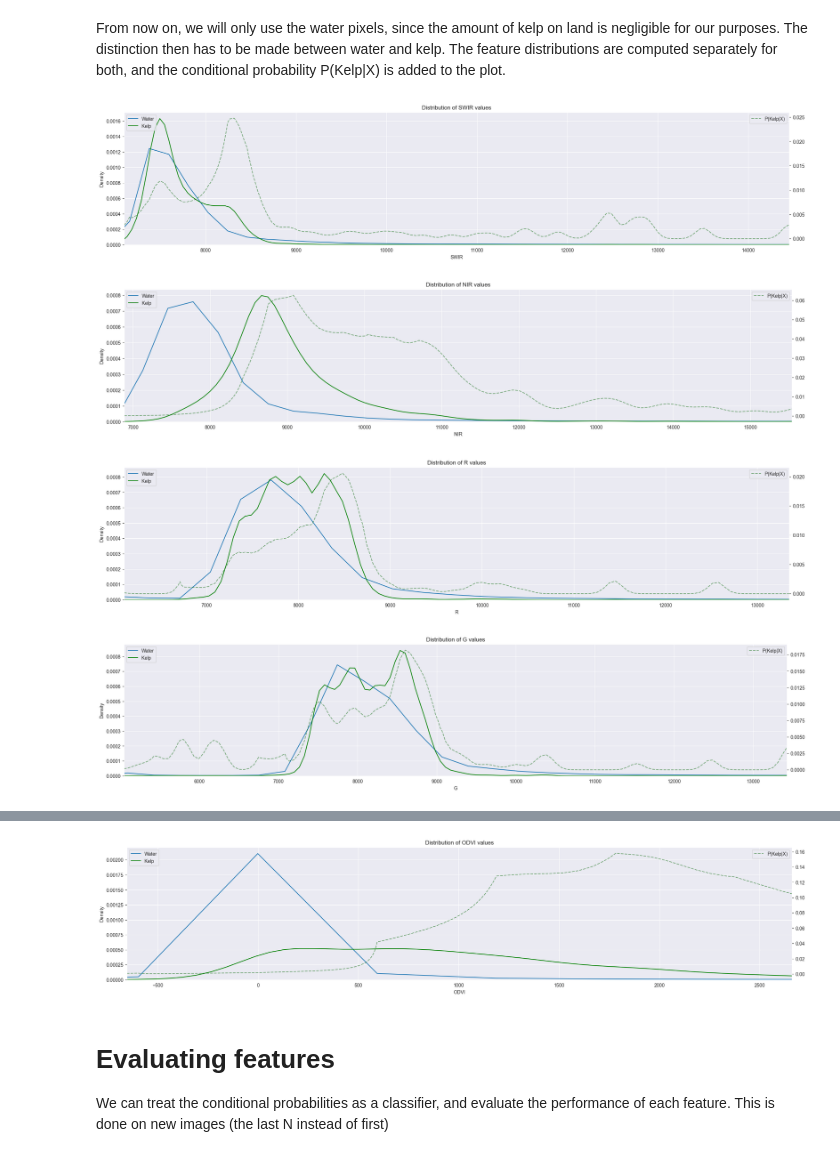
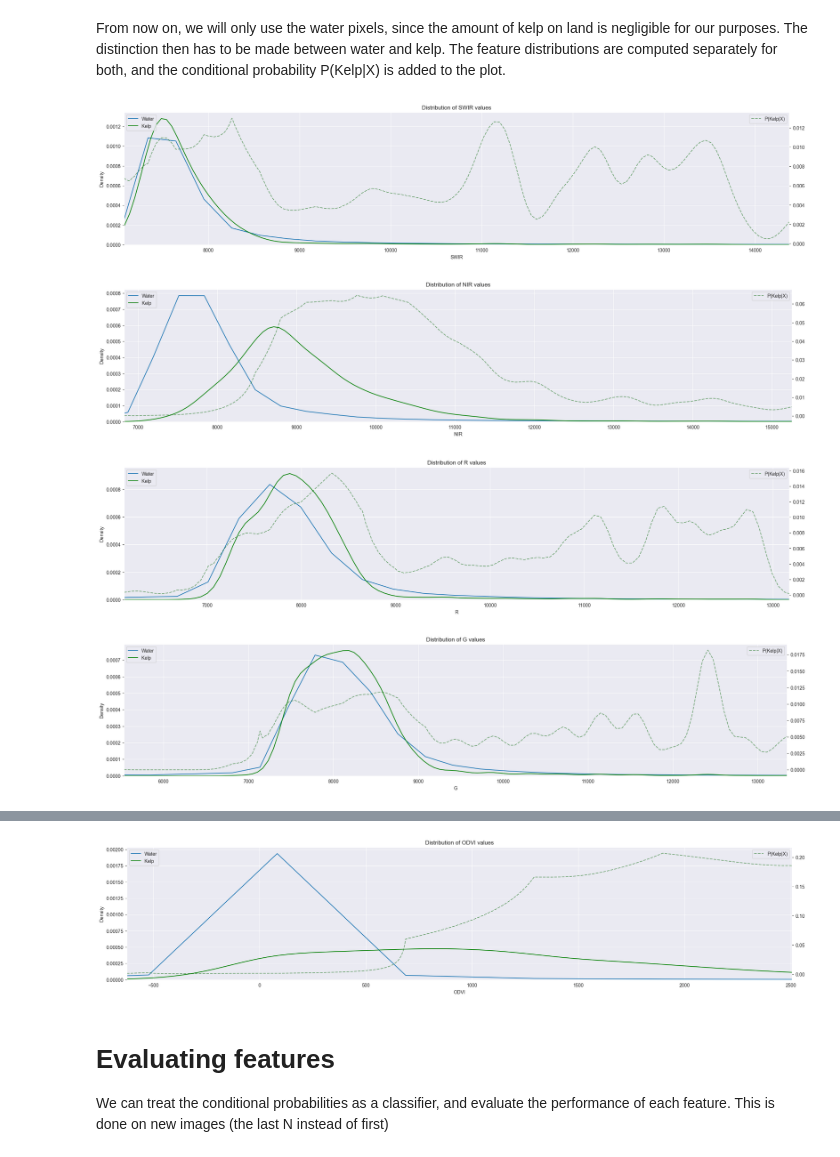
Before and after one commit to TeamEpochGithub/iv-q2-detect-kelp, a Jupyter notebook: notebooks/feat-suite.ipynb, the cells around one changed output, grey strips where cells are left out. Drawn from its saved outputs; the diff is of its cells as text; code cells hidden in the pictures.

```diff
--- a/notebooks/feat-suite.ipynb
+++ b/notebooks/feat-suite.ipynb
@@ -104,7 +104,7 @@ def to_df(img: np.ndarray, label: np.ndarray):
     return df
 # %%
 # concatenate the first N images
-num = 200
+num = 3000
 df = pd.concat([to_df(X_train[i], y_train[i]) for i in tqdm(range(num))])
 # %% [markdown]
 # Visualise the feature distributions
@@ -115,7 +115,7 @@ for feature in tqdm(df.columns):
         continue
 
     # subsample and filter on water pixels without missing values
-    dfs = df[::5]
+    dfs = df[::50]
     dfs = dfs[(dfs['R']>=0) & (dfs['G']>=0) & (dfs['B']>=0) & (dfs['NIR']>=0) & (dfs['SWIR']>=0)]
 
     # Create a figure and axes
@@ -178,7 +178,7 @@ for feature in tqdm(df.columns):
         continue
 
     # subsample and filter on water pixels without missing values
-    dfs = df[::25]
+    dfs = df[::750]
     dfs = dfs[dfs['Water'] & (dfs['R']>=0) & (dfs['G']>=0) & (dfs['B']>=0) & (dfs['NIR']>=0) & (dfs['SWIR']>=0)]
 
     # Create a figure and axes
@@ -213,7 +213,7 @@ for feature in tqdm(df.columns):
     plt.legend()
     plt.show()
 # %% [output]
-[figure, old version]
+[figure, new version]
-[figure, old version]
+[figure, new version]
-[figure, old version]
+[figure, new version]
-[figure, old version]
+[figure, new version]
@@ -227,4 +227,4 @@ for feature in tqdm(df.columns):
-[figure, old version]
+[figure, new version]
 # %% [markdown]
 # Evaluating features
 We can treat the conditional probabilities as a classifier, and evaluate the performance of each feature.
```
Also changed, not shown: parts of 7 cells of this notebook, 2 other files.
